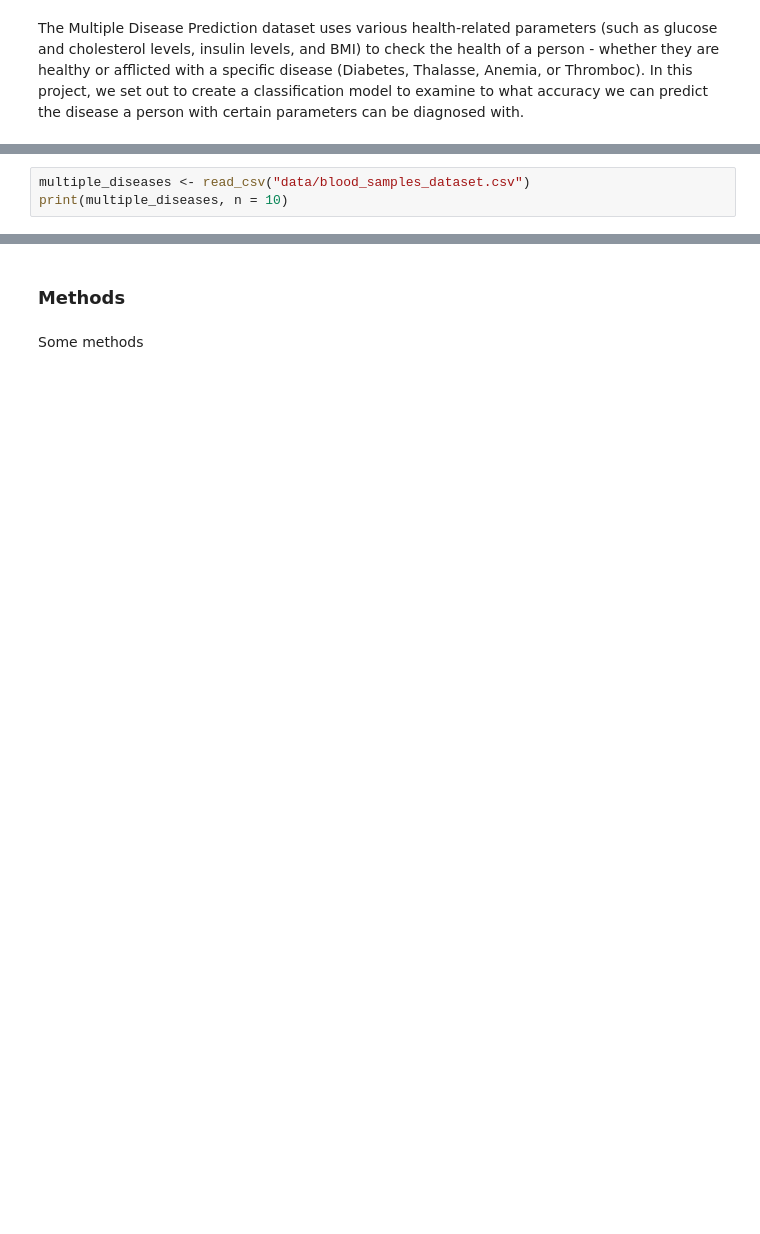
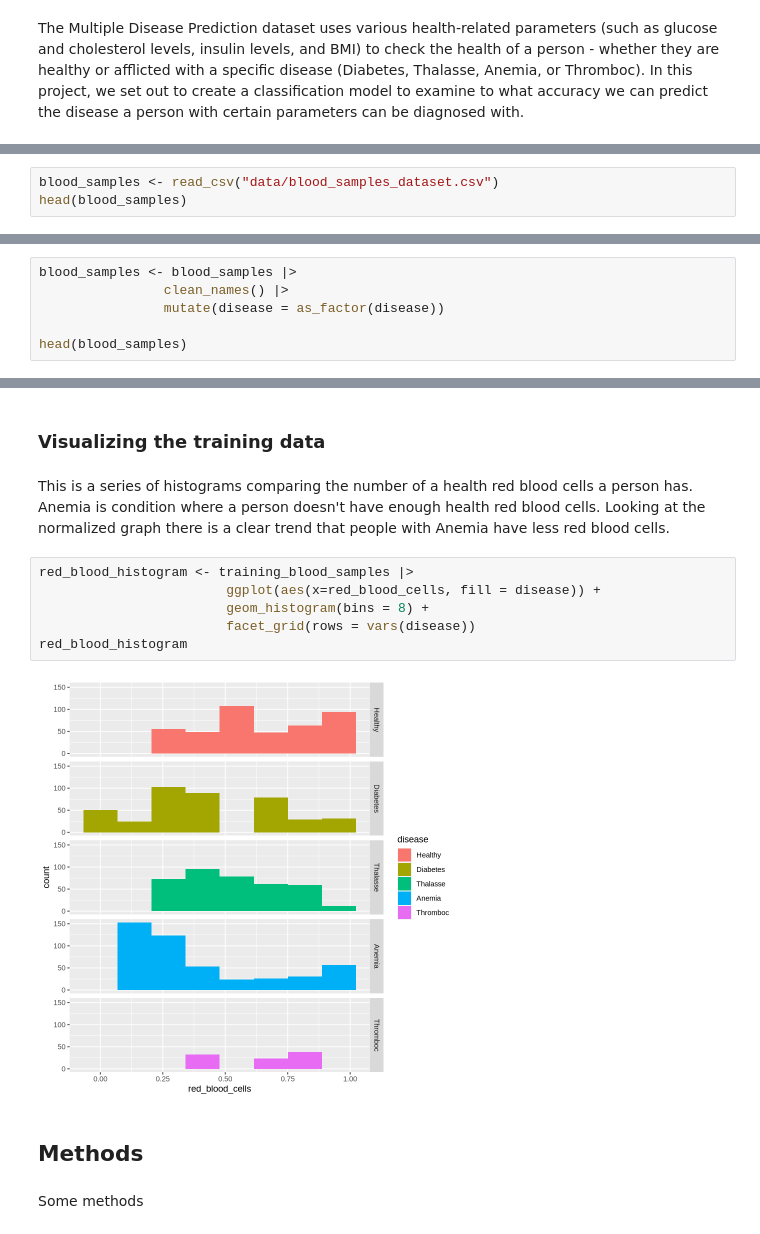
Before and after one commit to kevin-wu01/dsci-100-2023w2-group-39, a Jupyter notebook: group_project_proposal.ipynb, the cells around one changed output, grey strips where cells are left out. Cells and saved outputs as stored; diff of their text form; blank space fills up the shorter version.

Commit message:
Did Exploratory Data Analysis

```diff
--- a/group_project_proposal.ipynb
+++ b/group_project_proposal.ipynb
@@ -32,6 +37,6 @@ library(tidymodels)
 # %%
-multiple_diseases <- read_csv("data/blood_samples_dataset.csv")
-print(multiple_diseases, n = 10)
+blood_samples <- read_csv("data/blood_samples_dataset.csv")
+head(blood_samples)
 # %% [output]
 Rows: 2351 Columns: 25
 ── Column specification ────────────────────────────────────────────────────────
@@ -63,0 +65,6 @@ dbl (24): Glucose, Cholesterol, Hemoglobin, Platelets, White Blood Cells, Re...
+# %%
+blood_samples <- blood_samples |>
+                clean_names() |>
+                mutate(disease = as_factor(disease))
+
+head(blood_samples)
@@ -64,5 +120,18 @@ dbl (24): Glucose, Cholesterol, Hemoglobin, Platelets, White Blood Cells, Re...
+# %% [markdown]
+### Visualizing the training data
+# %% [markdown]
+This is a series of histograms comparing the number of a health red blood cells a person has.
+Anemia is condition where a person doesn't have enough health red blood cells. Looking at the normalized graph there is a clear trend that people with Anemia have less red blood cells.
+# %%
+red_blood_histogram <- training_blood_samples |>
+                        ggplot(aes(x=red_blood_cells, fill = disease)) +
+                        geom_histogram(bins = 8) +
+                        facet_grid(rows = vars(disease))
+red_blood_histogram
+# %% [output]
+[figure, added]
 # %% [markdown]
-### Methods
+## Methods
 # %% [markdown]
 Some methods
 # %% [markdown]
```
Also changed, not shown: parts of 23 cells of this notebook.
